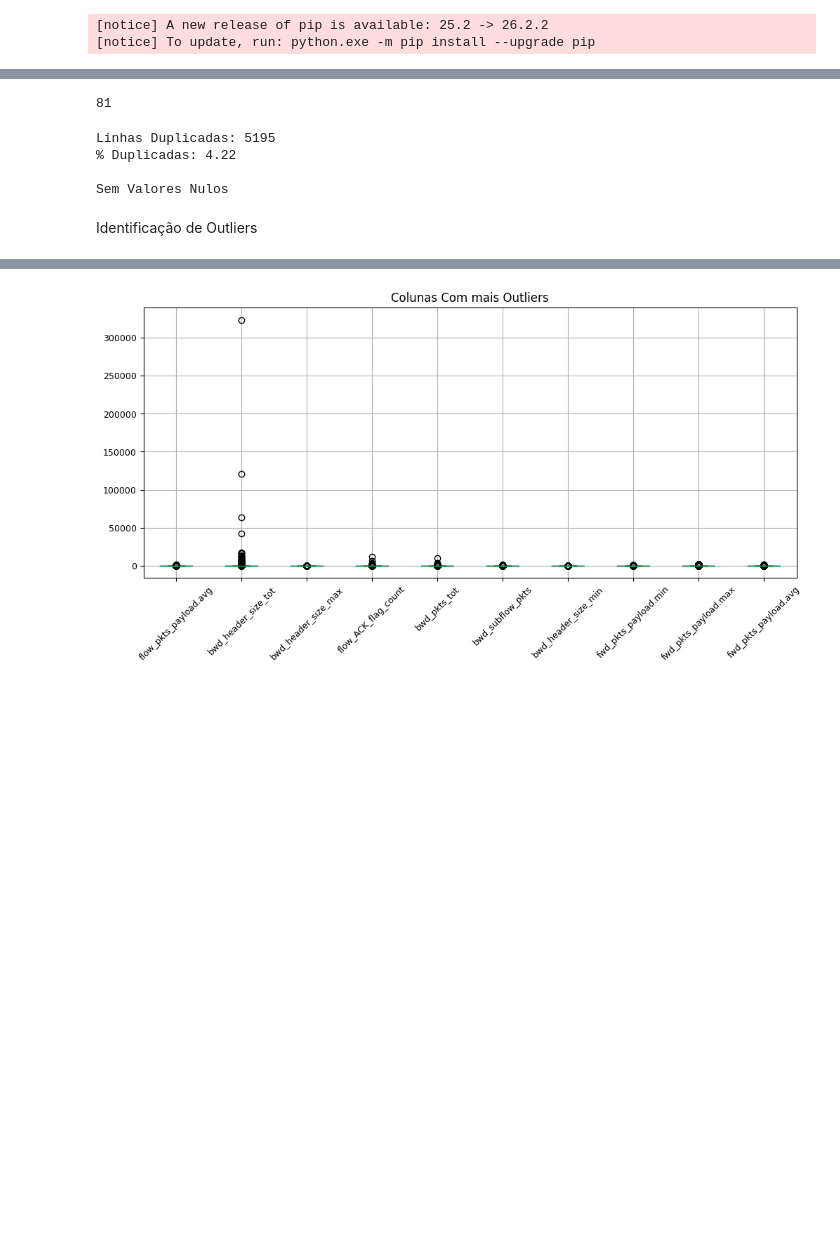
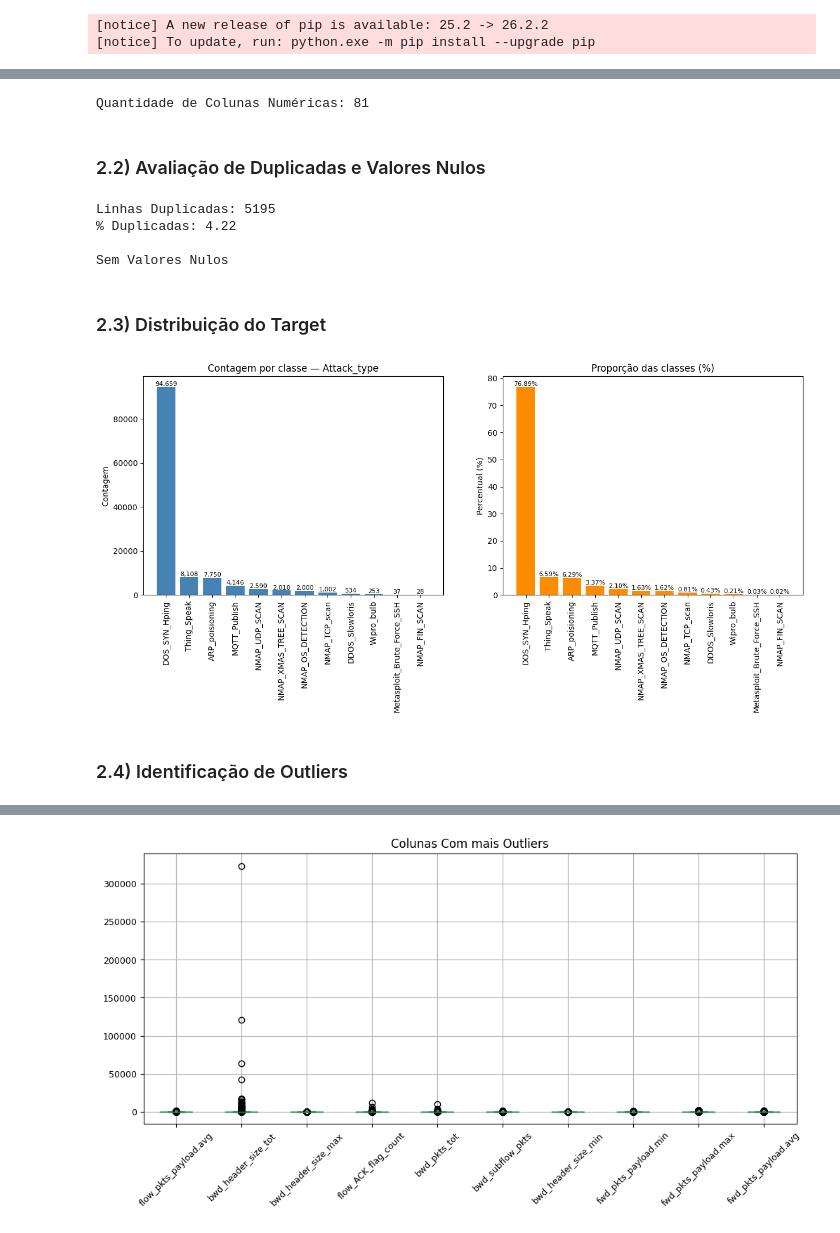
Before and after one commit to MBA-Data-Science-Unifor/IoT-Guard, a Jupyter notebook: artifacts/notebooks/EDA.ipynb, the cells around one changed output, grey strips where cells are left out. Saved outputs shown, nothing was run; the diff lists cells and outputs as text; code cells hidden in the pictures; blank space fills up the shorter version.

```diff
--- a/artifacts/notebooks/EDA.ipynb
+++ b/artifacts/notebooks/EDA.ipynb
@@ -51,9 +59,11 @@ Target: Attack_type
 # %%
 # Recuperação das colunas numéricas
 numeric_columns = df_iot2022.select_dtypes(include=np.number).columns.to_list()
-print(len(numeric_columns))
+print(f'Quantidade de Colunas Numéricas: {len(numeric_columns)}')
 # %% [output]
-81
+Quantidade de Colunas Numéricas: 81
+# %% [markdown]
+### 2.2) Avaliação de Duplicadas e Valores Nulos
 # %%
 # Verificação de Linhas Duplicadas
 print(f'Linhas Duplicadas: {df_iot2022.duplicated().sum()}')
@@ -70,8 +80,34 @@ Linhas Duplicadas: 5195
 % Duplicadas: 4.22
 
 Sem Valores Nulos
+# %% [markdown]
+### 2.3) Distribuição do Target
+# %%
+df_volumetry = df_iot2022[target_column].value_counts()
+df_percent = round(df_iot2022[target_column].value_counts(normalize=True) * 100, 2)
+
+# Volumetria por Classe
+fig, axes = plt.subplots(1, 2, figsize=(15,5))
+
+axes[0].bar(df_volumetry.index.astype(str), df_volumetry.values, color='steelblue')
+axes[0].set_title(f'Contagem por classe — {target_column}')
+axes[0].set_ylabel('Contagem')
+for i, v in enumerate(df_volumetry.values):
+    axes[0].text(i, v, f'{v:,}', ha='center', va='bottom', fontsize=8)
+axes[0].tick_params(axis='x', rotation=90)
+
+
+axes[1].bar(df_percent.index.astype(str), df_percent.values, color='darkorange')
+axes[1].set_title('Proporção das classes (%)')
+axes[1].set_ylabel('Percentual (%)')
+for i, v in enumerate(df_percent.values):
+    axes[1].text(i, v, f'{v:.2f}%', ha='center', va='bottom', fontsize=8)
+axes[1].tick_params(axis='x', rotation=90)
+plt.show()
+# %% [output]
+[figure, added]
 # %% [markdown]
-Identificação de Outliers
+### 2.4) Identificação de Outliers
 # %%
 def outlier_detection(pd_series: pd.Series):
     """
```
Also changed, not shown: parts of 32 cells of this notebook.
